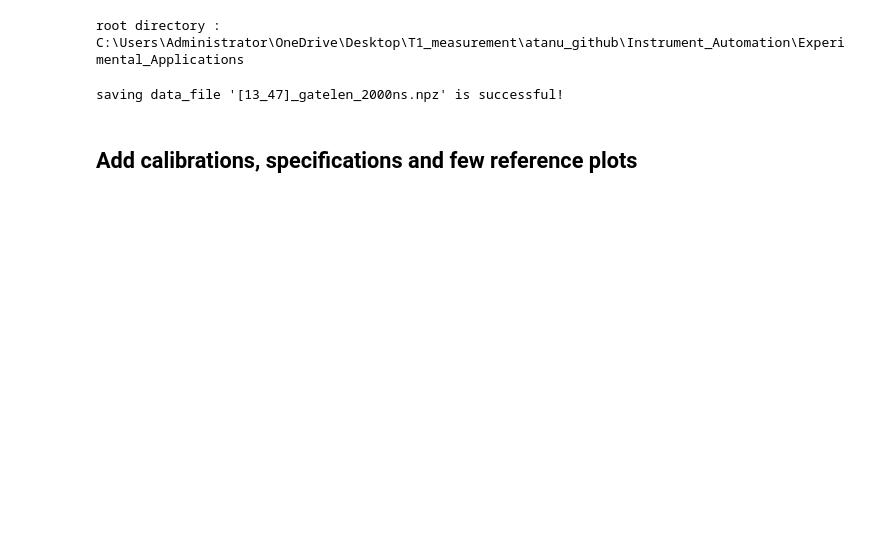
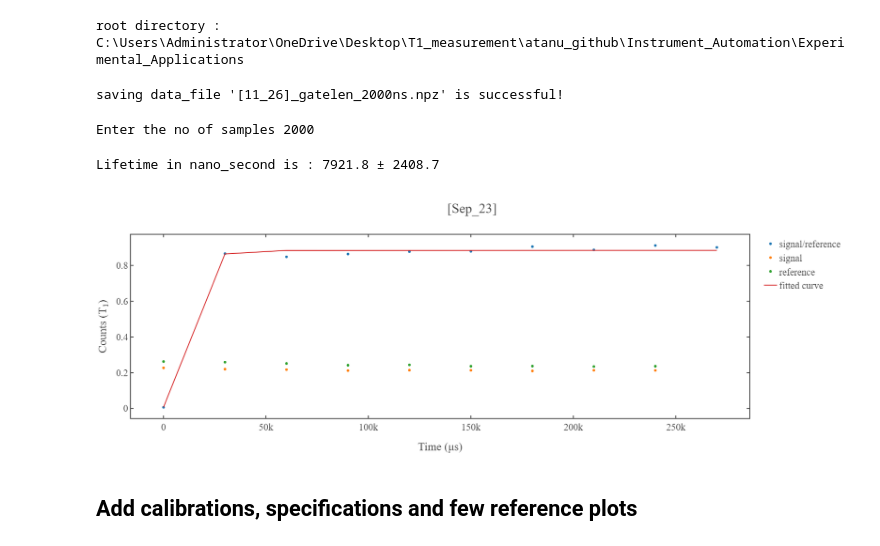
Before and after one commit to ghoshatanu857/Instrument_Automation, a Jupyter notebook: Experimental_Applications/rename_experiment.ipynb, the cells around one changed output. Drawn from its saved outputs; the diff is of its cells as text; code cells hidden in the pictures; blank space fills up the shorter version.

```diff
--- a/Experimental_Applications/rename_experiment.ipynb
+++ b/Experimental_Applications/rename_experiment.ipynb
@@ -33,8 +33,8 @@ specs_ports = {'laserNum' : 1, 'gateStart' : 5, 'source' : 7}
 
 specs_delay = {'rising_delay' : 2,'gatelen' :  6, 'laserontime' :  31,'delay_pad' :  2,
                'delay_shift' :  2,'gatesourcedelay' : 2}
-specs_t1 = {'rising_delay' : 20,'gatelen' : 2e3, 'laserontime' : 25e3,'delay_pad' : 20,
-            'delay_shift' : 45e3,'gatesourcedelay' : 5,'evolution_time' : 0.45e6}
+specs_t1 = {'rising_delay' : 20,'gatelen' : 2e3, 'laserontime' : 25e3,'delay_pad' : 200,
+            'delay_shift' : 35e3,'gatesourcedelay' : 5,'evolution_time' : 0.35e6}
 specs_snr = {'rising_delay' : 20,'gatelen' : 2e3, 'laserontime' : 25e3,'delay_pad' : 20,
              'delay_shift' : 150e3,'gatesourcedelay' : 5,'evolution_time' : 1.5e6}
 
@@ -42,6 +42,8 @@ specs_lifetime = {'rising_delay' : 2,'gatelen' : 2, 'laserontime' : 25,'laseroff
                   'delay_pad' : 2,'delay_shift' : 2,'gatesourcedelay' : 2}
 specs_t1_ir = {'rising_delay' : 20,'gatelen' : 2e3, 'laserontime' : 25e3,'delay_pad' : 20,
             'delay_shift' : 45e3,'gatesourcedelay' : 5,'evolution_time' : 0.45e6,'irontime' : 1e3,'irport' : 3}
+specs_t1_simple = {'rising_delay' : 20,'gatelen' : 2e3, 'laserontime' : 25e3,'delay_pad' : 200,
+            'delay_shift' : 35e3,'gatesourcedelay' : 5,'evolution_time' : 0.35e6}
 # %%
-total_specs = merge(specs_ports,specs_t1_ir)
+total_specs = merge(specs_ports,specs_t1_simple)
 # %%
@@ -60,4 +51,4 @@ plot_sequence(pulser=pulser,exp_name='t1_ir',specifications=total_specs)
 # %%
-avg_data,time_axis = measure(pulser,DAQ_device,device_name,exp_name = 'lifetime',
-                   samples=2000,averages=2,specifications=total_specs)
+avg_data,time_axis = measure(pulser,DAQ_device,device_name,exp_name = 't1',
+                   samples=2000,averages=20,specifications=total_specs)
 # %% [output]
@@ -81,11 +191,11 @@ year = time.ctime()[-4:]
 date = time.ctime()[4:10].replace(' ','_')
 current_time = time.ctime()[-13:-8].replace(':','_')
 
-folder_path = root_directory+f'/exp_data/{year}/{date}/microdiamonds/excited_state_lifetime/525nm/avgs_2/samples_2000/first_cluster'
+folder_path = root_directory+f'/exp_data/{year}/{date}/nanodiamonds/t1/525nm/avgs_20/samples_2000/first_cluster'
 file_name = f'[{current_time}]_gatelen_2000ns.npz'
 
 total_path = npz_save(folder_path,file_name,**dict_args)
 # %% [output]
-saving data_file '[13_47]_gatelen_2000ns.npz' is successful!
+saving data_file '[11_26]_gatelen_2000ns.npz' is successful!
 # %%
 load_data = dict(np.load(total_path))
@@ -110,6 +203,8 @@ load_data = dict(np.load(total_path))
 samples=int(input('Enter the no of samples'))
 
 time,signal_photon,reference_samples,signal_samples = data_to_time_signal(load_data,samples)
+# %% [output]
+Enter the no of samples 2000
 # %%
 # steps=int(input('Enter the no of steps'))
 # samples=int(input('Enter the no of samples'))
@@ -131,2 +216,17 @@ add_figures([fig1,fig2],show=True,x_name = "Time (&mu;s)",y_name = "Counts (T<su
+# %%
+x=load_data['time_axis']
+y=signal_photon
+
+x_fit,y_fit,coefficient,error_bars = fit_func(x,y,fit_range=False,func='exp',guess_params=np.array([0.7,0.9,0.08e6]))
+
+fig1 = simple_plot(x,y,show=False,x_name = "Time (&mu;s)",y_name = "Counts (T<sub>1</sub>)",mode='markers',title=f'{date}',curve_name='signal/reference')
+fig2 = simple_plot(x,signal_samples[1:],show=False,x_name = "Time (&mu;s)",y_name = "Counts (T<sub>1</sub>)",mode='markers',title=f'{date}',curve_name='signal')
+fig3 = simple_plot(x,reference_samples[1:],show=False,x_name = "Time (&mu;s)",y_name = "Counts (T<sub>1</sub>)",mode='markers',title=f'{date}',curve_name='reference')
+fig4 = simple_plot(x_fit,y_fit,show=False,x_name = "Time (&mu;s)",y_name = "Counts (T<sub>1</sub>)",mode='lines',title=f'{date}',curve_name='fitted curve')
+
+add_figures([fig1,fig2,fig3,fig4],show=True,x_name = "Time (&mu;s)",y_name = "Counts (T<sub>1</sub>)",title=f'[{date}]')
+# %% [output]
+Lifetime in nano_second is : 7921.8 ± 2408.7
+[figure, added]
 # %% [markdown]
 ## Add calibrations, specifications and few reference plots
```
Also changed, not shown: parts of 4 cells of this notebook, 15 other files.
